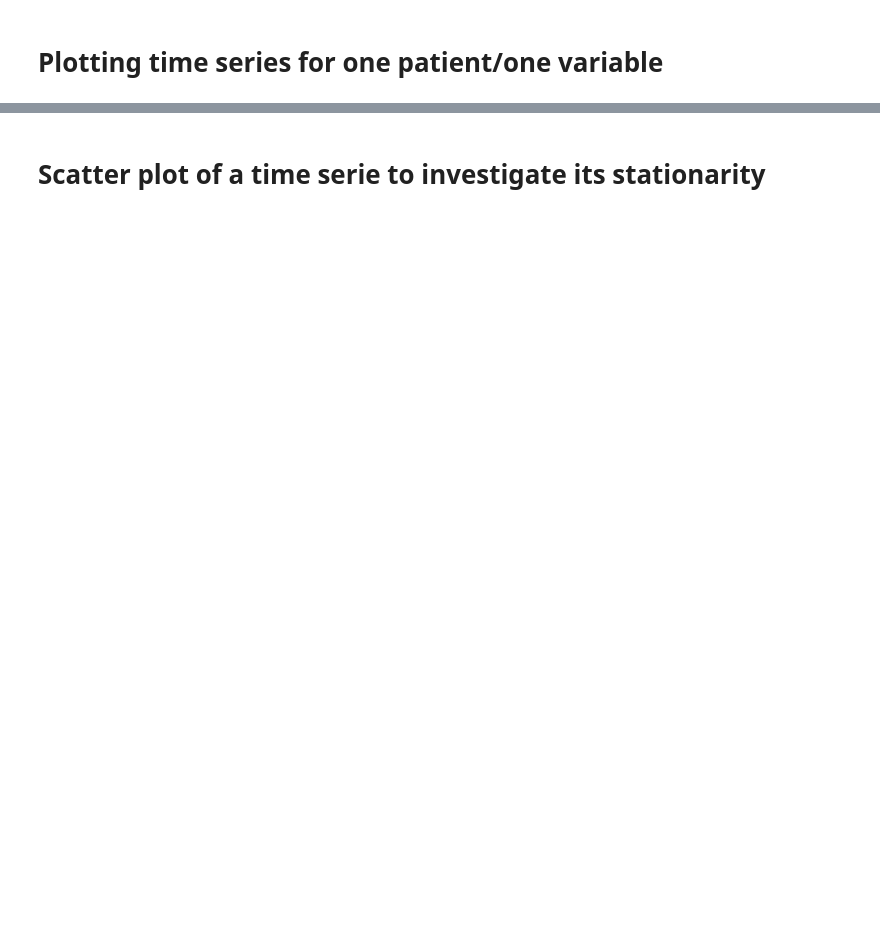
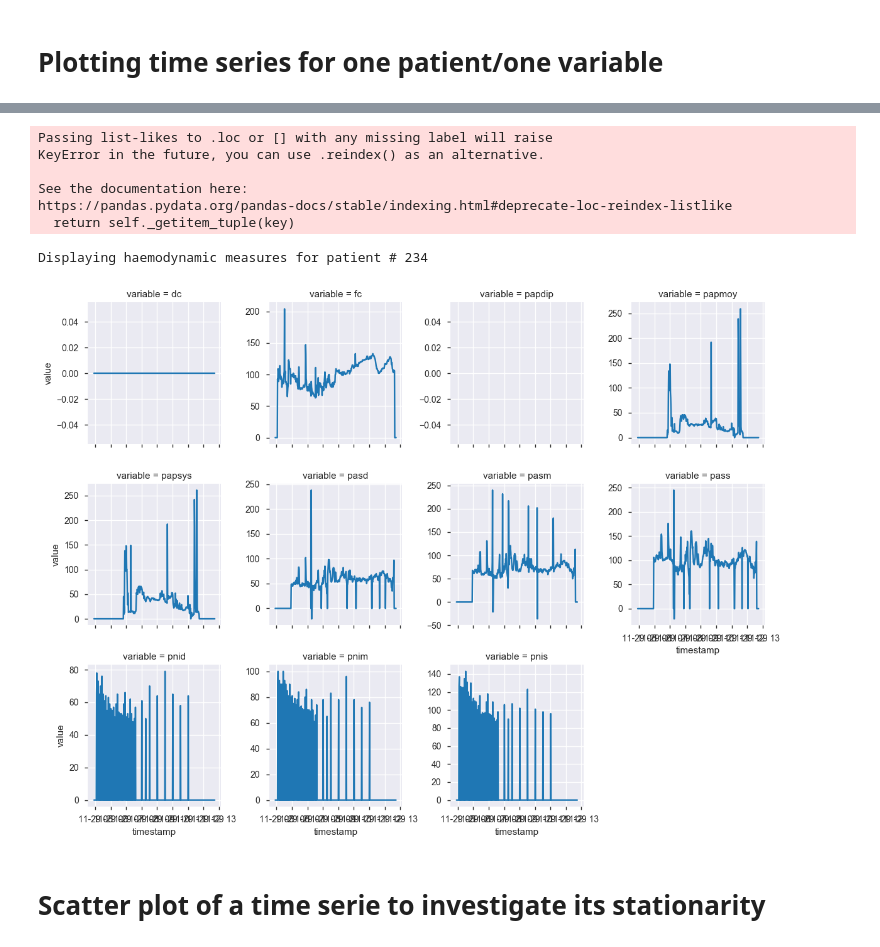
Before and after one commit to dataforgoodfr/batch_5_transplant, a Jupyter notebook: notebook/Analysis_Haemodynamic.ipynb, the cells around one changed output, grey strips where cells are left out. Cells and saved outputs as stored; diff of their text form; code cells hidden in the pictures; blank space fills up the shorter version.

```diff
--- a/notebook/Analysis_Haemodynamic.ipynb
+++ b/notebook/Analysis_Haemodynamic.ipynb
@@ -47,3 +64,22 @@ df[df['id_patient'] == 301].plot(y='dc',x='timestamp')
+# %%
+df_melt = pd.melt(df, id_vars=['id_patient','timestamp'], value_vars=['dc','fc','papdip','papmoy','papsys','pasd','pasm','pass','pnid','pnim','pnis'])
+# %% [output]
+Passing list-likes to .loc or [] with any missing label will raise
+KeyError in the future, you can use .reindex() as an alternative.
+
+See the documentation here:
+https://pandas.pydata.org/pandas-docs/stable/indexing.html#deprecate-loc-reindex-listlike
+  return self._getitem_tuple(key)
+# %%
+def plot_haemodynamic(id_patient):
+    print('Displaying haemodynamic measures for patient # {}'.format(id_patient))
+    g = sns.FacetGrid(df_melt[df_melt['id_patient'] == id_patient], col="variable", col_wrap=4, sharey=False)
+    g = g.map(plt.plot, "timestamp", "value")
+# %%
+plot_haemodynamic(234)
+# %% [output]
+Displaying haemodynamic measures for patient # 234
+[figure, added]
 # %% [markdown]
 # Scatter plot of a time serie to investigate its stationarity
 # %%
```
Also changed, not shown: parts of 8 cells of this notebook.
